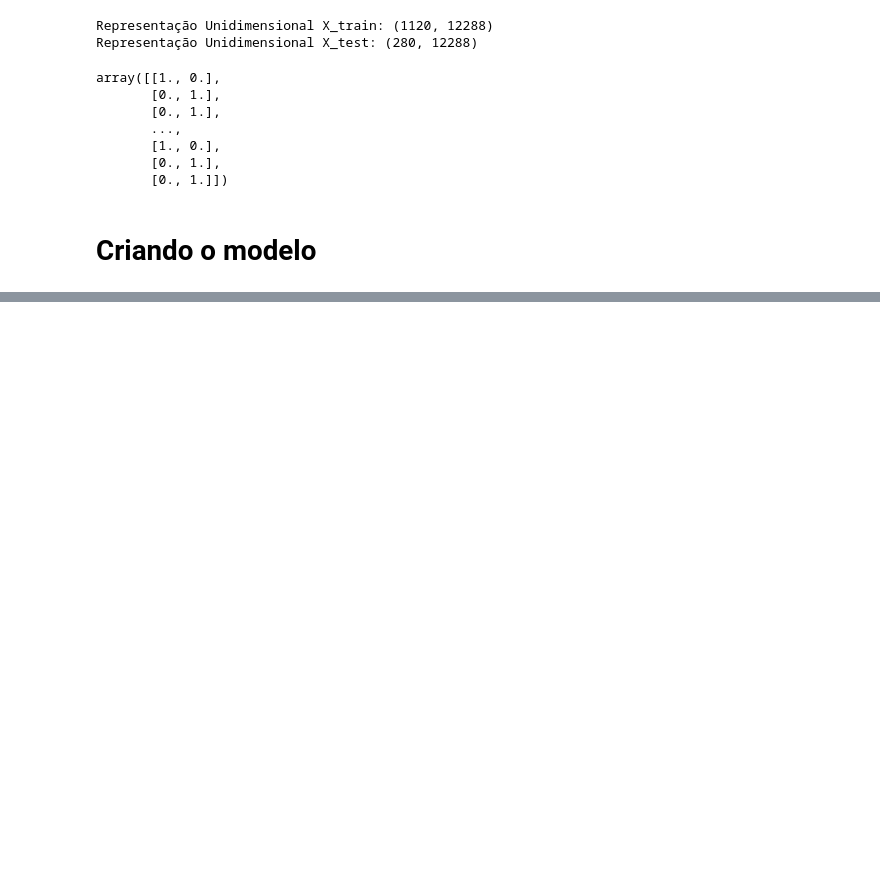
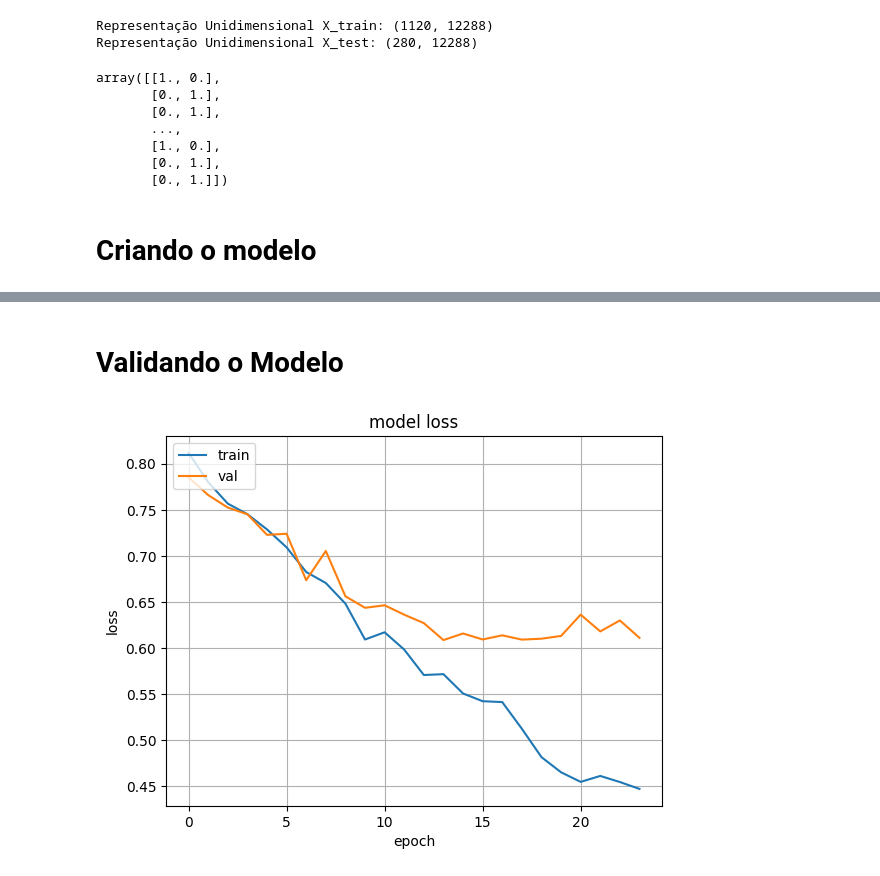
Before and after one commit to giulianafernandes/fiap-deeplearning, a Jupyter notebook: redes_convolucionais-classificando_caes_e_gatos.ipynb, the cells around one changed output, grey strips where cells are left out. Saved outputs shown, nothing was run; the diff lists cells and outputs as text; code cells hidden in the pictures; blank space fills up the shorter version.

Commit message:
rodando o modelo

```diff
--- a/redes_convolucionais-classificando_caes_e_gatos.ipynb
+++ b/redes_convolucionais-classificando_caes_e_gatos.ipynb
@@ -263,3 +263,12 @@ model.add(Dense(256, activation='relu'))
 
 # camada de saída de rede, utilizando a função de ativação softmax para criar a probabilidade de pertencimento das classes
 model.add(Dense(y_train_tf.shape[1], activation='softmax'))
+# %%
+# monitor para interromper o modelo antecipadamente quando a melhoria da perda de validação for mínima
+monitor = EarlyStopping(monitor='val_loss', min_delta=1e-5, patience=10, verbose=1, mode='auto')
+
+#compila o modelo e aplicação a função de custo Adam
+model.compile(loss='categorical_crossentropy', optimizer=Adam(learning_rate), metrics = ['accuracy'])
+
+model.save('./cat_dog.h5')
+model.summary()
@@ -265,0 +298,6 @@ model.add(Dense(y_train_tf.shape[1], activation='softmax'))
+# %%
+# treinando o modelo
+
+history = model.fit(X_train, y_train_tf, validation_split=0.25,
+                    callbacks=[monitor, checkpointer], verbose=1,
+                    epochs=45, batch_size=50, shuffle=True)
@@ -265,0 +322,14 @@ model.add(Dense(y_train_tf.shape[1], activation='softmax'))
+# %% [markdown]
+# Validando o Modelo
+# %%
+# Validação o erro por épocas
+plt.plot(history.history['loss'])
+plt.plot(history.history['val_loss'])
+plt.title('model loss')
+plt.ylabel('loss')
+plt.xlabel('epoch')
+plt.legend(['train', 'val'], loc='upper left')
+plt.grid(True)
+plt.show()
+# %% [output]
+[figure, added]
```
Also changed, not shown: parts of 15 cells of this notebook, 4 other files.
